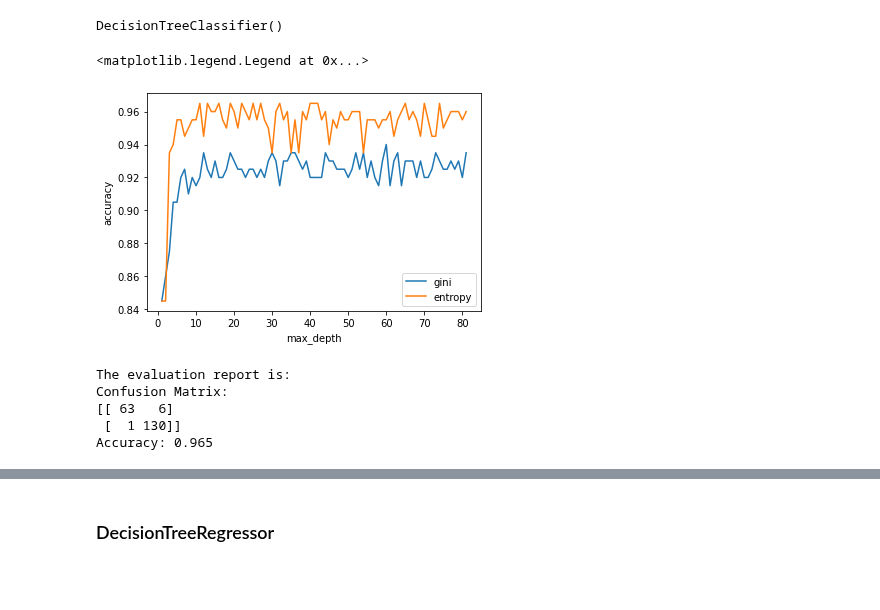
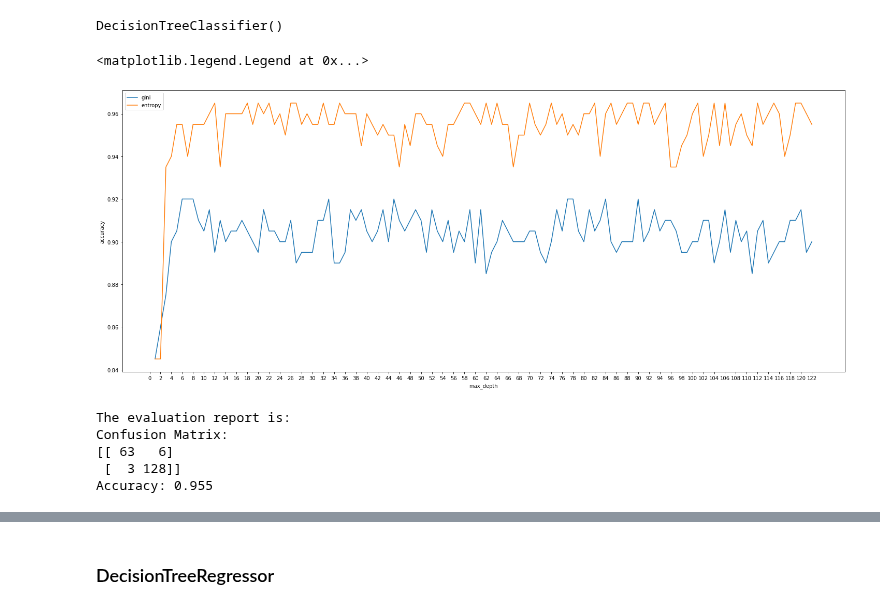
Before and after one commit to chuabern/BT4222_GrpProject, a Jupyter notebook: Decision Tree.ipynb, the cells around one changed output, grey strips where cells are left out. Drawn from its saved outputs; the diff is of its cells as text; code cells hidden in the pictures; blank space fills up the shorter version.

```diff
--- a/Decision Tree.ipynb
+++ b/Decision Tree.ipynb
@@ -38,10 +38,10 @@ Index(['backers_count', 'blurb', 'category', 'converted_pledged_amount',
 ### Feature Engineering
 # %%
 # Get month/year of launch/deadline
-df['month_launched'] = pd.DatetimeIndex(df['launched_at']).month
-df['year_launched'] = pd.DatetimeIndex(df['launched_at']).year
-df['month_deadline'] = pd.DatetimeIndex(df['deadline']).month
-df['year_deadline'] = pd.DatetimeIndex(df['deadline']).year
+df['month_launched'] = pd.DatetimeIndex(df['launched_at']).month.astype(int)
+df['year_launched'] = pd.DatetimeIndex(df['launched_at']).year.astype(int)
+df['month_deadline'] = pd.DatetimeIndex(df['deadline']).month.astype(int)
+df['year_deadline'] = pd.DatetimeIndex(df['deadline']).year.astype(int)
 
 # Convert rows from str to dict
 def string_to_dict(dict_string):
@@ -104,7 +104,7 @@ y = df.state
 
 X_train, X_test, y_train, y_test = model_selection.train_test_split(X, y, test_size=0.2, random_state=2019)
 # %%
-# One Hot Encoding
+# One Hot Encoding with training set only
 from pandas.api.types import CategoricalDtype
 
 OHE_df = pd.DataFrame()
@@ -112,5 +112,10 @@ OHE_df = pd.DataFrame()
 for i in categorical_cols:
     OHE_df[i] = X_train[i].astype(CategoricalDtype(list(set(X[i]))))
 
-    OHE_df = pd.concat([X, pd.get_dummies(X[i], prefix=i)],axis=1)
+    OHE_df = pd.concat([OHE_df, pd.get_dummies(X[i], prefix=i)],axis=1)
+# %%
+OHE_df = OHE_df.drop(categorical_cols, axis= 1)
+
+X_no_cat = X.drop(categorical_cols, axis= 1)
+OHE_df = pd.concat([X_no_cat, OHE_df],axis=1)
 # %%
@@ -120,3 +175,12 @@ OHE_train, OHE_test, y_train, y_test = model_selection.train_test_split(OHE_df,
+# %%
+int_cols = ['backers_count', 'num_faq', 'n_comments', 'duration', 'month_launched', 'year_launched']
+OHE_df[int_cols] = OHE_df[int_cols].apply(lambda x: x.astype('int'))
+
+categorical_cols2 = []
+for i in categorical_cols:
+    categorical_cols2 += [col for col in OHE_df.columns if i in col]
+
+OHE_df[categorical_cols2] = OHE_df[categorical_cols2].apply(lambda x: x.astype('category'))
 # %%
 print(OHE_df.info())
 # %% [output]
@@ -204,33 +257,36 @@ DecisionTreeClassifier()
 # %%
 # DT Pruning
 max_depth = []
 acc_gini = []
 acc_entropy = []
 for i in range(1, len(OHE_train.columns)):
     dtree = DecisionTreeClassifier(criterion='gini', max_depth=i)
     dtree.fit(OHE_train, y_train)
     pred = dtree.predict(OHE_test)
     acc_gini.append(accuracy_score(y_test, pred))
 ####
     dtree = DecisionTreeClassifier(criterion='entropy', max_depth=i)
     dtree.fit(OHE_train, y_train)
     pred = dtree.predict(OHE_test)
     acc_entropy.append(accuracy_score(y_test, pred))
 ####
     max_depth.append(i)
 d = pd.DataFrame({'acc_gini':pd.Series(acc_gini), 'acc_entropy':pd.Series(acc_entropy),'max_depth':pd.Series(max_depth)})
+
 # visualizing changes in parameters
+plt.figure(figsize = (25, 10))
 plt.plot('max_depth','acc_gini', data=d, label='gini')
 plt.plot('max_depth','acc_entropy', data=d, label='entropy')
+plt.xticks(np.arange(0, len(OHE_train.columns), 2))
 plt.xlabel('max_depth')
 plt.ylabel('accuracy')
 plt.legend()
 # %% [output]
 <matplotlib.legend.Legend at 0x...>
-[figure, old version]
+[figure, new version]
 # %%
 # Evaluate Model
-dtree = DecisionTreeClassifier(criterion='entropy', max_depth=12)
+dtree = DecisionTreeClassifier(criterion='entropy', max_depth= 8)
 dtree.fit(OHE_train, y_train)
 y_predict = dtree.predict(OHE_test)
 
@@ -246,8 +302,8 @@ print(report)
 The evaluation report is:
 Confusion Matrix:
 [[ 63   6]
- [  1 130]]
-Accuracy: 0.965
+ [  3 128]]
+Accuracy: 0.955
 # %%
 feature_list = list(OHE_train.columns)
 cn = ['fail', 'success']
```
Also changed, not shown: parts of 7 cells of this notebook.
